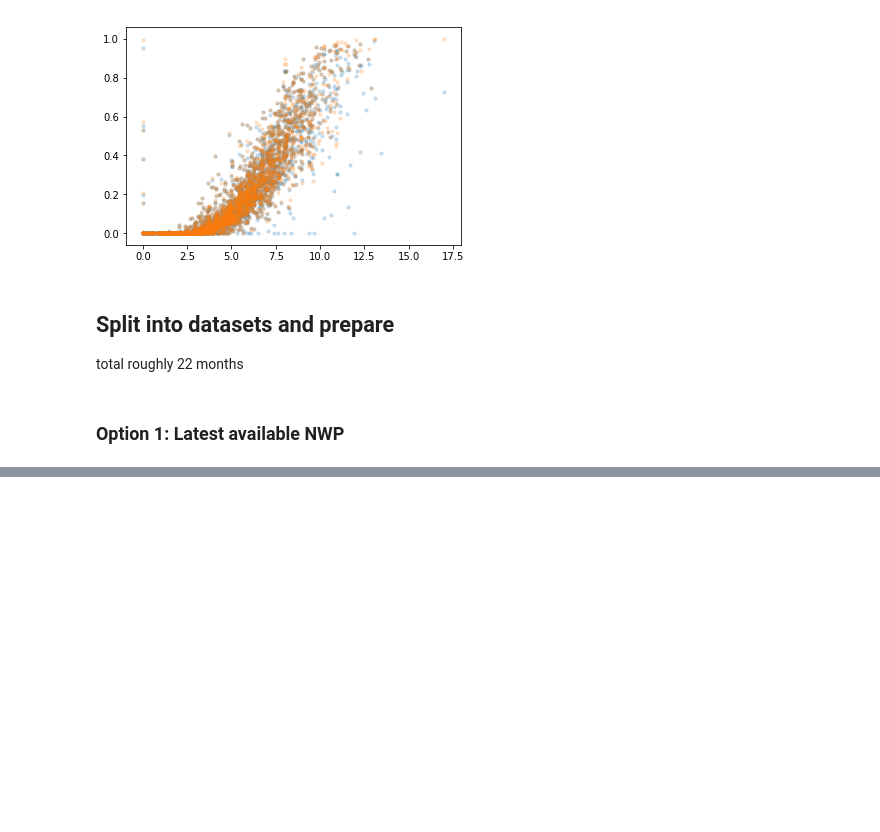
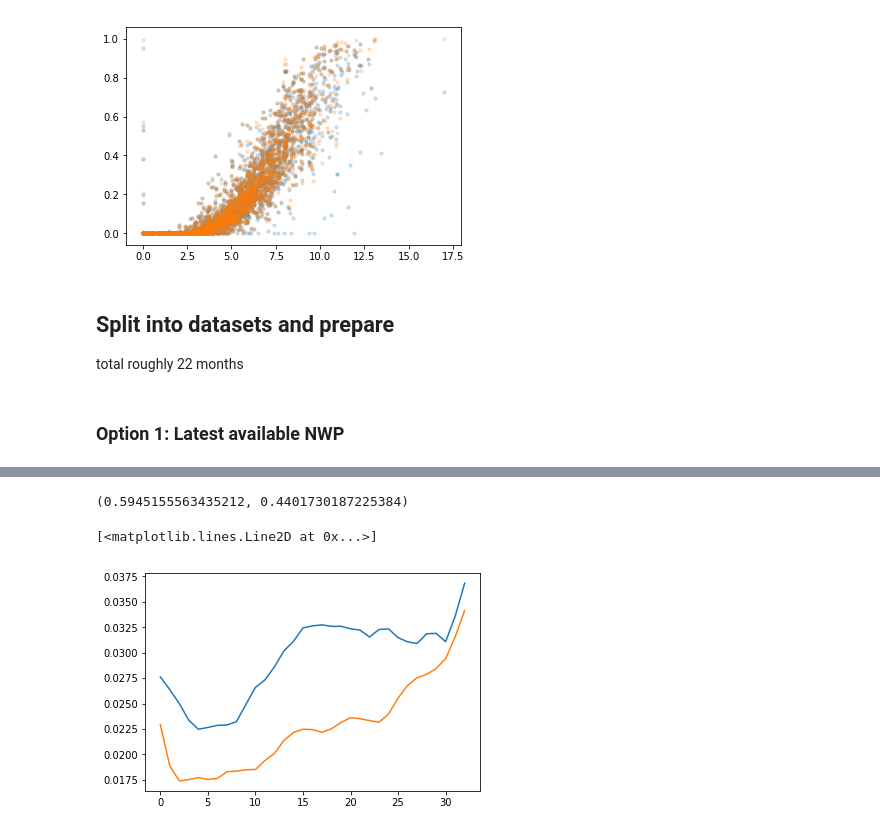
Before and after one commit to waves2weather/W2W-ML-Workshop, a Jupyter notebook: dataset2.ipynb, the cells around one changed output, grey strips where cells are left out. Drawn from its saved outputs; the diff is of its cells as text; code cells hidden in the pictures; blank space fills up the shorter version.

```diff
--- a/dataset2.ipynb
+++ b/dataset2.ipynb
@@ -192,0 +378,2 @@ X =
+# %%
+rf = RandomForestRegressor(n_estimators=40, n_jobs=-1, min_samples_leaf=10)
@@ -192,0 +391,10 @@ X =
+# %%
+rf.score(X_train, y_train), rf.score(X_valid, y_valid)
+# %% [output]
+(0.5945155563435212, 0.4401730187225384)
+# %%
+plt.plot(mse(y_valid, lr.predict(X_valid), 0))
+plt.plot(mse(y_valid, rf.predict(X_valid), 0))
+# %% [output]
+[<matplotlib.lines.Line2D at 0x...>]
+[figure, added]
```
Also changed, not shown: parts of 35 cells of this notebook, 1 other file.
